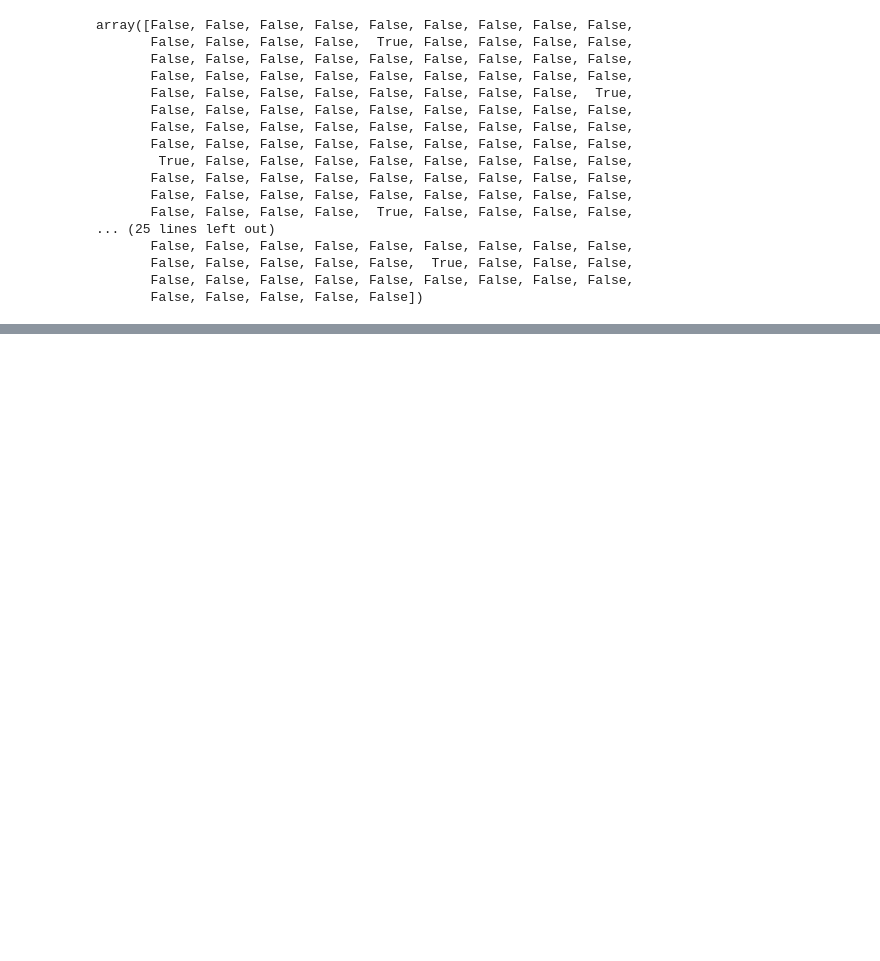
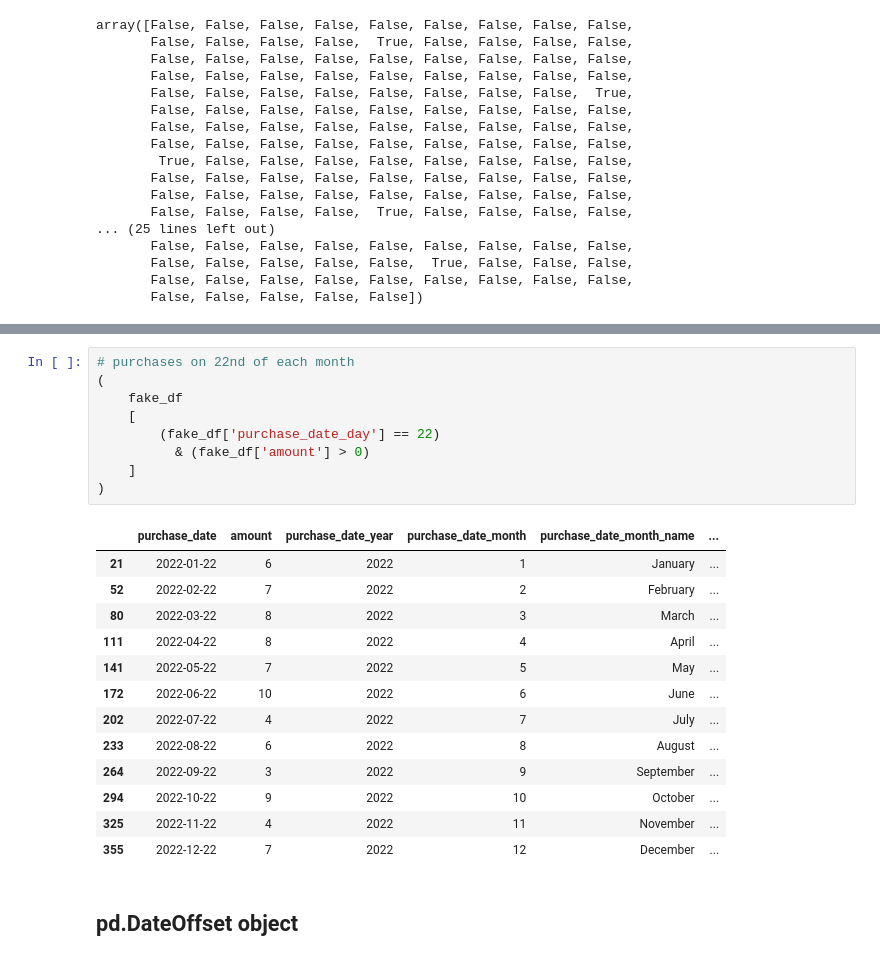
Before and after one commit to jack-cao-623/python_learning, a Jupyter notebook: pandas_dates_and_times.ipynb, the cells around one changed output, grey strips where cells are left out. Saved outputs shown, nothing was run; the diff lists cells and outputs as text; blank space fills up the shorter version.

```diff
--- a/pandas_dates_and_times.ipynb
+++ b/pandas_dates_and_times.ipynb
@@ -801,0 +925,25 @@ Name: purchase_date, Length: 365, dtype: int64
+# %%
+# purchases on 22nd of each month
+(
+    fake_df
+    [
+        (fake_df['purchase_date_day'] == 22)
+          & (fake_df['amount'] > 0)
+    ]
+)
+# %% [output]
+|  | purchase_date | amount | purchase_date_year | purchase_date_month | purchase_date_month_name | ... |
+| 21 | 2022-01-22 | 6 | 2022 | 1 | January | ... |
+| 52 | 2022-02-22 | 7 | 2022 | 2 | February | ... |
+| 80 | 2022-03-22 | 8 | 2022 | 3 | March | ... |
+| 111 | 2022-04-22 | 8 | 2022 | 4 | April | ... |
+| 141 | 2022-05-22 | 7 | 2022 | 5 | May | ... |
+| 172 | 2022-06-22 | 10 | 2022 | 6 | June | ... |
+| 202 | 2022-07-22 | 4 | 2022 | 7 | July | ... |
+| 233 | 2022-08-22 | 6 | 2022 | 8 | August | ... |
+| 264 | 2022-09-22 | 3 | 2022 | 9 | September | ... |
+| 294 | 2022-10-22 | 9 | 2022 | 10 | October | ... |
+| 325 | 2022-11-22 | 4 | 2022 | 11 | November | ... |
+| 355 | 2022-12-22 | 7 | 2022 | 12 | December | ... |
+# %% [markdown]
+## pd.DateOffset object
```
Also changed, not shown: parts of 19 cells of this notebook.
